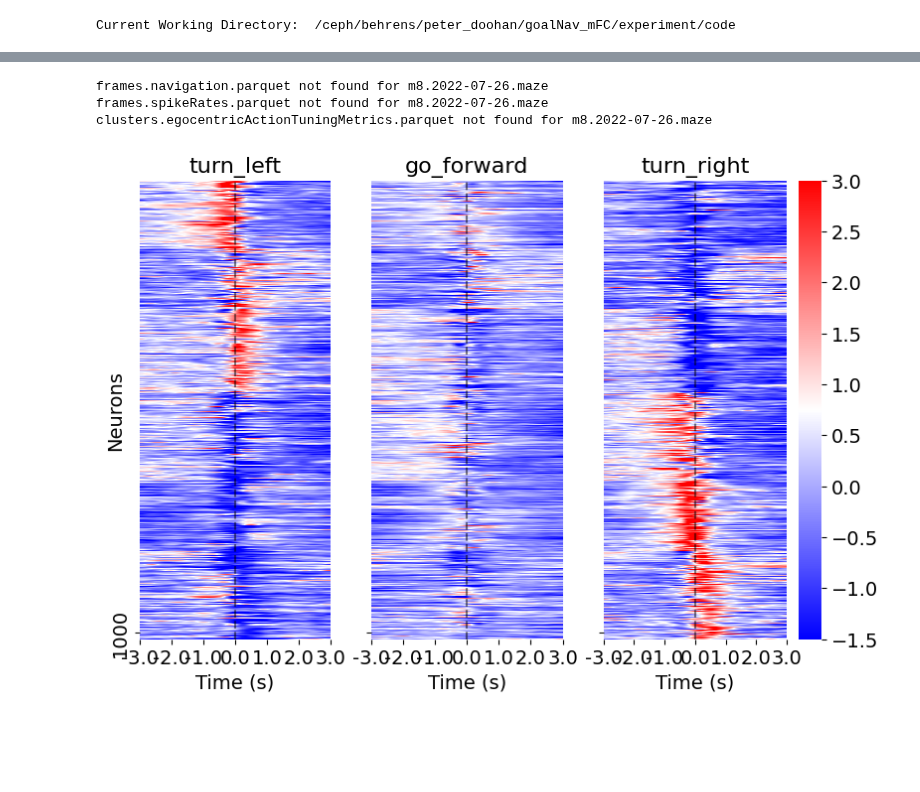
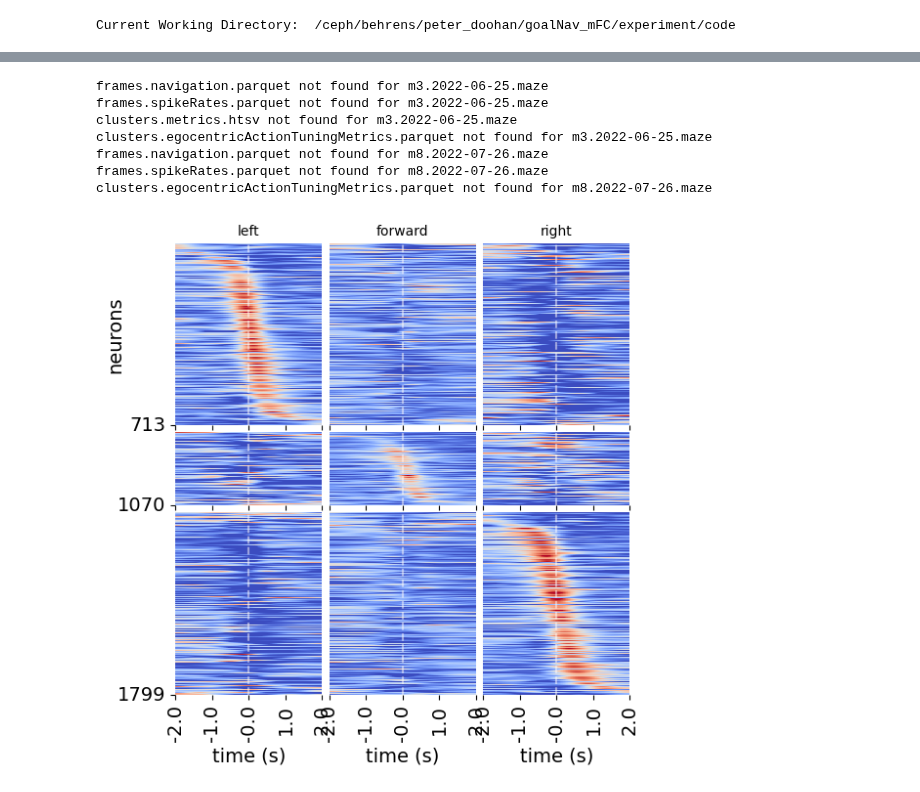
Before and after one commit to peterdoohan/GridMaze-mFC, a Jupyter notebook: Notebooks/egocentric_action.ipynb, the cells around one changed output, grey strips where cells are left out. Drawn from its saved outputs; the diff is of its cells as text; code cells hidden in the pictures; blank space fills up the shorter version.

```diff
--- a/Notebooks/egocentric_action.ipynb
+++ b/Notebooks/egocentric_action.ipynb
@@ -69,18 +73,21 @@ for cluster in example_clusters:
 # %%
 from GridMaze.analysis.egocentric_action import population_heatmap as eph
 # %%
-tuning_df = eph.get_population_egocentric_action_tuning()
+tuning_df, metrics_df = eph.get_population_egocentric_action_tuning()
 # %% [output]
+frames.navigation.parquet not found for m3.2022-06-25.maze
+frames.spikeRates.parquet not found for m3.2022-06-25.maze
+clusters.metrics.htsv not found for m3.2022-06-25.maze
+clusters.egocentricActionTuningMetrics.parquet not found for m3.2022-06-25.maze
 frames.navigation.parquet not found for m8.2022-07-26.maze
 frames.spikeRates.parquet not found for m8.2022-07-26.maze
 clusters.egocentricActionTuningMetrics.parquet not found for m8.2022-07-26.maze
 # %%
-min_action_diff = 3
-n_clusters = 6
-n_actions = 3
-f, axes = plt.subplots(1, n_actions, figsize=((3 * n_actions), 6), sharey=True, width_ratios=[1, 1, 1.2])
-eph.plot_egocentric_action_tuning_heatmap(tuning_df, min_action_diff=min_action_diff, n_clusters=n_clusters, axes=axes)
+# plot heatmap of action-aligned cells
+reload(eph)
+f, axes = plt.subplots(3, 3, figsize=(6, 6), height_ratios=[1, 0.4, 1], sharex=True)
+eph.plot_egocentric_action_tuning_heatmap(tuning_df, metrics_df, axes=axes, f=f)
 f.savefig("../results/egocentric_action/population_heatmap.pdf")
 # %% [output]
-[figure, old version]
+[figure, new version]
 # %%
```
Also changed, not shown: parts of 3 cells of this notebook, 3 other files.
